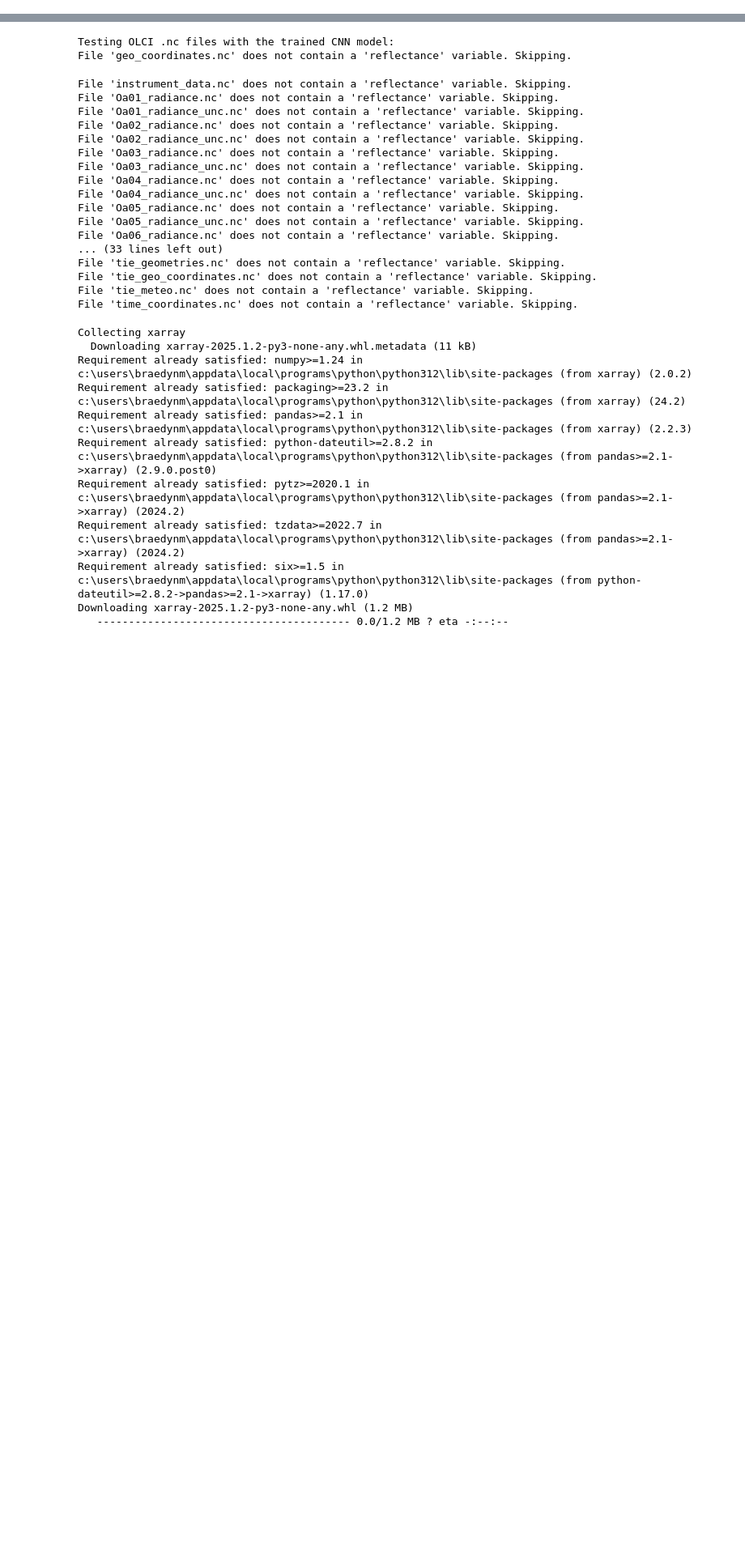
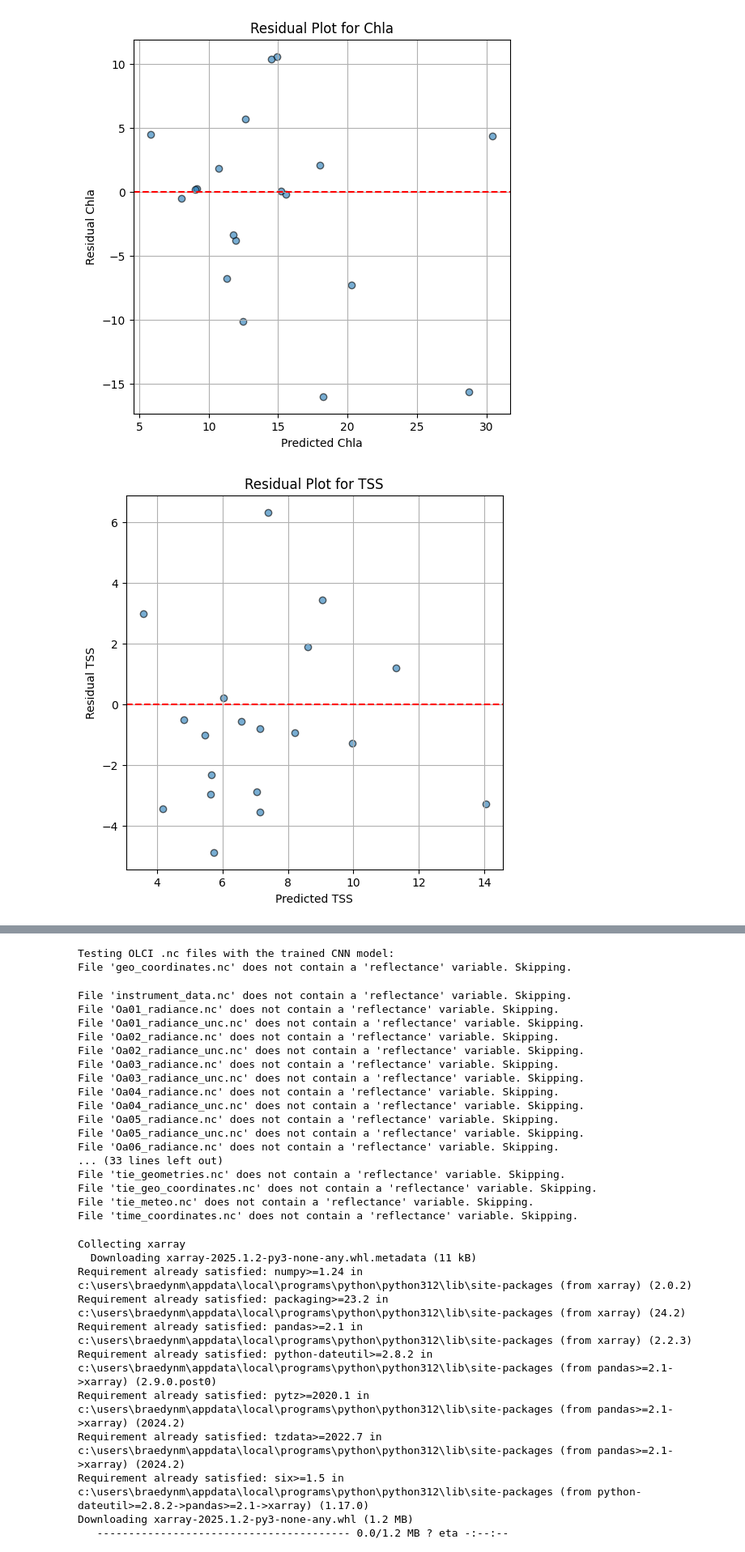
Before and after one commit to BraedynMendonca/Science-Fair-2025, a Jupyter notebook: CNN_Model_Refining.ipynb, the cells around one changed output, grey strips where cells are left out. Shown at 81% size. Saved outputs shown, nothing was run; the diff lists cells and outputs as text; code cells hidden in the pictures; blank space fills up the shorter version.

```diff
--- a/CNN_Model_Refining.ipynb
+++ b/CNN_Model_Refining.ipynb
@@ -191,0 +218,21 @@ Test Loss (MSE): 21.68686866760254, Test MAE: 2.7519354820251465
+# %%
+
+target_columns = ['Chla', 'TSS', 'aCDOM440', 'Secchi_depth']
+# %%
+import matplotlib.pyplot as plt
+import numpy as np
+
+# Calculate residuals
+y_pred = model.predict(X_test_cnn)
+residuals = y_test - y_pred
+
+for i, target in enumerate(target_columns):
+    plt.figure(figsize=(6,6))
+    plt.scatter(y_pred[:, i], residuals[:, i], alpha=0.6, edgecolors='k')
+    plt.axhline(y=0, color='r', linestyle='--')
+    plt.xlabel(f"Predicted {target}")
+    plt.ylabel(f"Residual {target}")
+    plt.title(f"Residual Plot for {target}")
+    plt.grid(True)
+    plt.show()
+# %% [output]
@@ -191,0 +240,2 @@ Test Loss (MSE): 21.68686866760254, Test MAE: 2.7519354820251465
+[figure, added]
+[figure, added]
```
Also changed, not shown: parts of 8 cells of this notebook, 1 other file.
